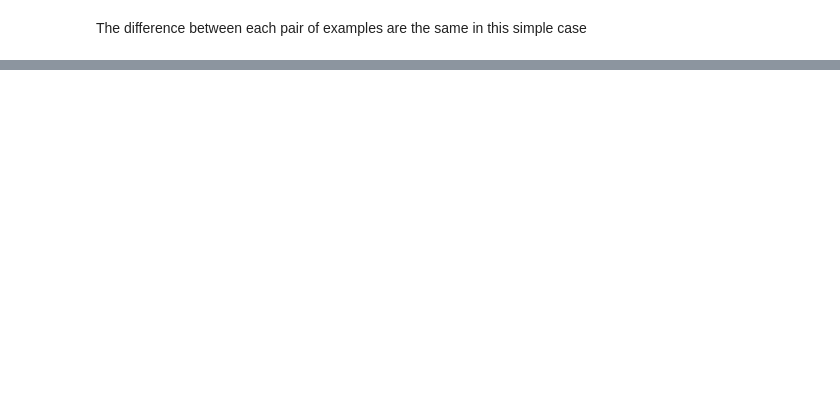
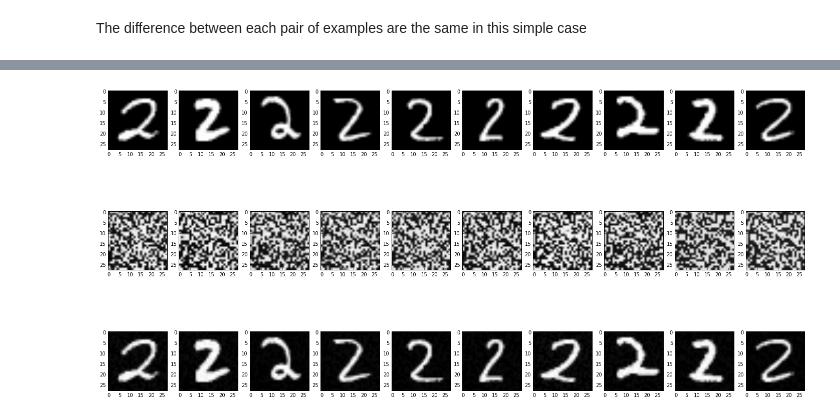
Before and after one commit to zs7779/BreakCNN, a Jupyter notebook: BreakCNN.ipynb, the cells around one changed output, grey strips where cells are left out. Cells and saved outputs as stored; diff of their text form; code cells hidden in the pictures; blank space fills up the shorter version.

```diff
--- a/BreakCNN.ipynb
+++ b/BreakCNN.ipynb
@@ -138,0 +173,2 @@ plt.imshow(w[:,6].reshape(28,28),cmap='gray')
+# %%
+new_twos = model.fool(twos)
@@ -138,0 +193,14 @@ plt.imshow(w[:,6].reshape(28,28),cmap='gray')
+# %%
+fig, axes = plt.subplots(figsize=(20, 10))
+fig.tight_layout()
+for i,img in enumerate(twos):
+    ax = plt.subplot(3,10,i+1)
+    plt.imshow(img.reshape(28,28),cmap='gray')
+for i,img in enumerate(new_twos):
+    ax = plt.subplot(3,10,i+11)
+    plt.imshow((img-twos[i]).reshape(28,28),cmap='gray')
+for i,img in enumerate(new_twos):
+    ax = plt.subplot(3,10,i+21)
+    plt.imshow(img.reshape(28,28),cmap='gray')
+# %% [output]
+[figure, added]
```
Also changed, not shown: parts of 13 cells of this notebook.
